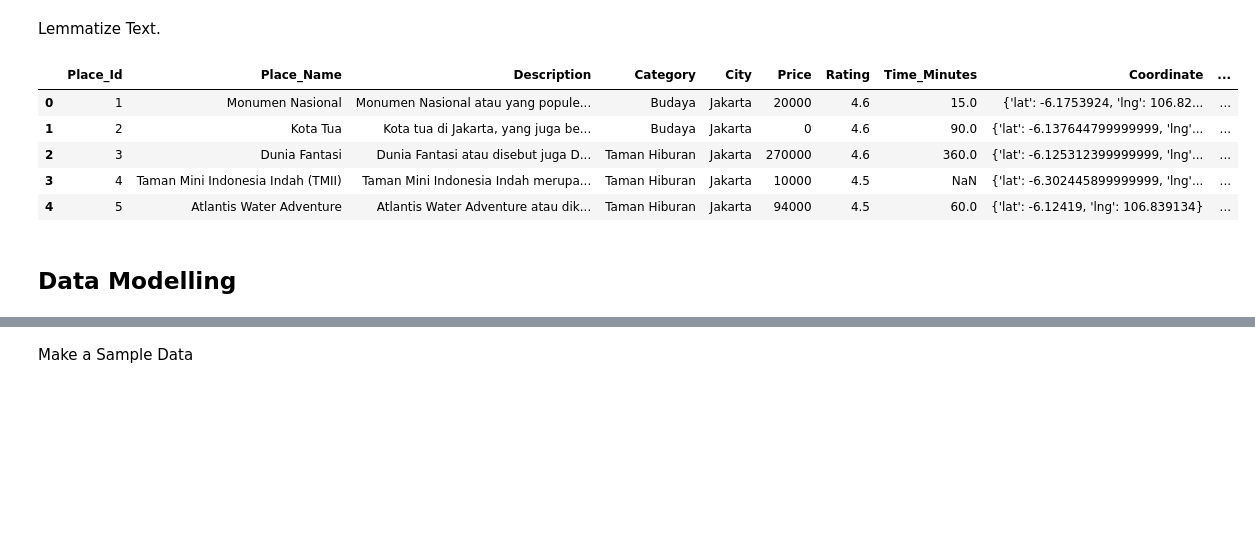
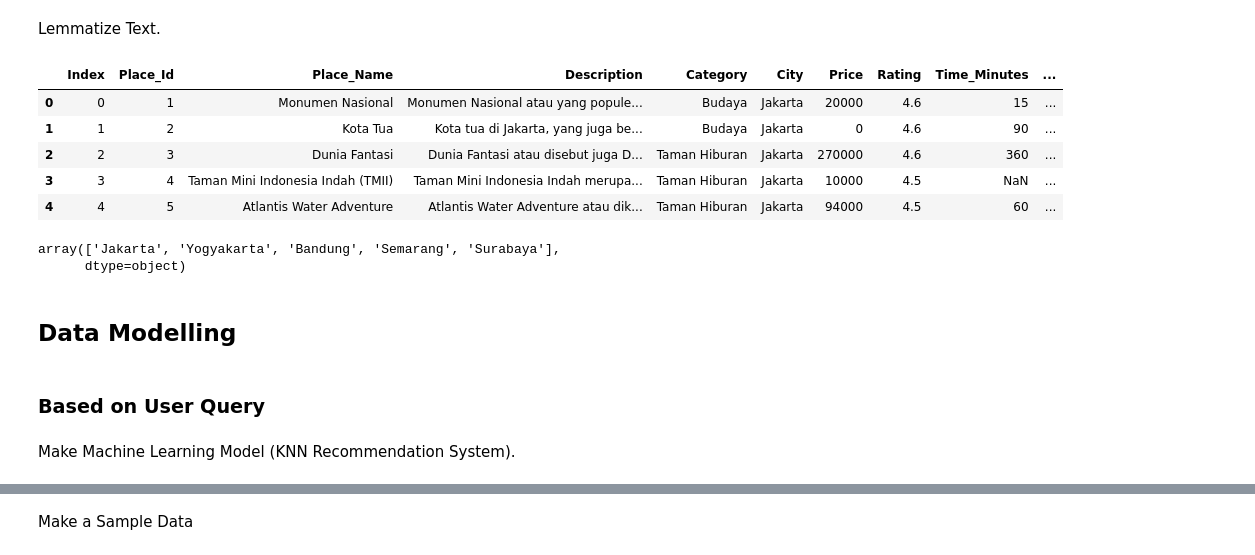
Before and after one commit to MaxZx3000/AI-Compfest-GigaPrime, a Jupyter notebook: artificial-intelligence/recommendation_system_tourism_place.ipynb, the cells around one changed output, grey strips where cells are left out. Cells and saved outputs as stored; diff of their text form; code cells hidden in the pictures; blank space fills up the shorter version.

```diff
--- a/artificial-intelligence/recommendation_system_tourism_place.ipynb
+++ b/artificial-intelligence/recommendation_system_tourism_place.ipynb
@@ -50,9 +45,8 @@ True
 # %% [markdown]
 Tourism Description dataset.
 # %%
-dataset_path = "tourism_with_id.csv"
-data_df = pd.read_csv(dataset_path, delimiter = ',')
+dataset_path = "tourism_summarized.csv"
+data_df = pd.read_csv(dataset_path, delimiter = ';', decimal = ',')
 
-data_df.drop(["Unnamed: 11", "Unnamed: 12"], axis = 1, inplace = True)
 data_df.head(5)
 # %% [output]
@@ -98,0 +86,11 @@ tokenized_description_field = "Tokenized_Description"
+# %%
+stopwords_list = data_df[place_name_field].str.split(' ').to_numpy()
+place_name_stopwords = set(np.hstack(stopwords_list))
+place_name_stopwords = [word.lower() for word in place_name_stopwords]
+
+def remove_stopwords(txt):
+    txt_nostop = ' '.join([word for word in txt.split(" ") if str(word).lower() not in place_name_stopwords])
+    return txt_nostop
+
+data_df[preprocessed_summarized_description_field] = data_df[summarized_description_field].apply(lambda x: remove_stopwords(x))
+data_df.head()
@@ -98,0 +106,12 @@ tokenized_description_field = "Tokenized_Description"
+# %%
+concat_place_name_and_description = []
+
+for index, row in data_df.iterrows():
+  place_name_row = row[place_name_field]
+  place_description_row = row[preprocessed_summarized_description_field]
+
+  concat_row = place_name_row + " " + place_description_row
+  concat_place_name_and_description.append(concat_row)
+
+data_df[preprocessed_summarized_description_field] = concat_place_name_and_description
+data_df.head(5)
@@ -98,0 +127,11 @@ tokenized_description_field = "Tokenized_Description"
+# %%
+removed_punctuation_sentences = []
+
+for index, row in data_df.iterrows():
+  place_description_row = row[preprocessed_summarized_description_field]
+
+  concat_row = place_description_row.translate(str.maketrans('', '', string.punctuation))
+  removed_punctuation_sentences.append(concat_row)
+
+data_df[preprocessed_summarized_description_field] = removed_punctuation_sentences
+data_df.head(5)
@@ -101,23 +147,28 @@ Lemmatize Text.
 # %%
 indo_lemmatizer = Lemmatizer()
 
 index = 0
 
 tokenized_descriptions = []
 
 for index, row in data_df.iterrows():
-  description = row[description_field]
+  description = row[summarized_description_field]
   tokenized_sentence = indo_lemmatizer.lemmatize(description)
   tokenized_descriptions.append(tokenized_sentence)
 
-data_df[tokenized_description_field] = tokenized_descriptions
+data_df[preprocessed_description_field] = tokenized_descriptions
 data_df.head(5)
 # %% [output]
-|  | Place_Id | Place_Name | Description | Category | City | Price | Rating | Time_Minutes | Coordinate | ... |
-| 0 | 1 | Monumen Nasional | Monumen Nasional atau yang popule... | Budaya | Jakarta | 20000 | 4.6 | 15.0 | {'lat': -6.1753924, 'lng': 106.82... | ... |
-| 1 | 2 | Kota Tua | Kota tua di Jakarta, yang juga be... | Budaya | Jakarta | 0 | 4.6 | 90.0 | {'lat': -6.137644799999999, 'lng'... | ... |
-| 2 | 3 | Dunia Fantasi | Dunia Fantasi atau disebut juga D... | Taman Hiburan | Jakarta | 270000 | 4.6 | 360.0 | {'lat': -6.125312399999999, 'lng'... | ... |
-| 3 | 4 | Taman Mini Indonesia Indah (TMII) | Taman Mini Indonesia Indah merupa... | Taman Hiburan | Jakarta | 10000 | 4.5 | NaN | {'lat': -6.302445899999999, 'lng'... | ... |
-| 4 | 5 | Atlantis Water Adventure | Atlantis Water Adventure atau dik... | Taman Hiburan | Jakarta | 94000 | 4.5 | 60.0 | {'lat': -6.12419, 'lng': 106.839134} | ... |
+|  | Index | Place_Id | Place_Name | Description | Category | City | Price | Rating | Time_Minutes | ... |
+| 0 | 0 | 1 | Monumen Nasional | Monumen Nasional atau yang popule... | Budaya | Jakarta | 20000 | 4.6 | 15 | ... |
+| 1 | 1 | 2 | Kota Tua | Kota tua di Jakarta, yang juga be... | Budaya | Jakarta | 0 | 4.6 | 90 | ... |
+| 2 | 2 | 3 | Dunia Fantasi | Dunia Fantasi atau disebut juga D... | Taman Hiburan | Jakarta | 270000 | 4.6 | 360 | ... |
+| 3 | 3 | 4 | Taman Mini Indonesia Indah (TMII) | Taman Mini Indonesia Indah merupa... | Taman Hiburan | Jakarta | 10000 | 4.5 | NaN | ... |
+| 4 | 4 | 5 | Atlantis Water Adventure | Atlantis Water Adventure atau dik... | Taman Hiburan | Jakarta | 94000 | 4.5 | 60 | ... |
+# %%
+data_df[city_field].unique()
+# %% [output]
+array(['Jakarta', 'Yogyakarta', 'Bandung', 'Semarang', 'Surabaya'],
+      dtype=object)
 # %% [markdown]
 ## Data Modelling
@@ -123,0 +178,4 @@ data_df.head(5)
+# %% [markdown]
+### Based on User Query
+# %% [markdown]
+Make Machine Learning Model (KNN Recommendation System).
```
Also changed, not shown: parts of 36 cells of this notebook.
